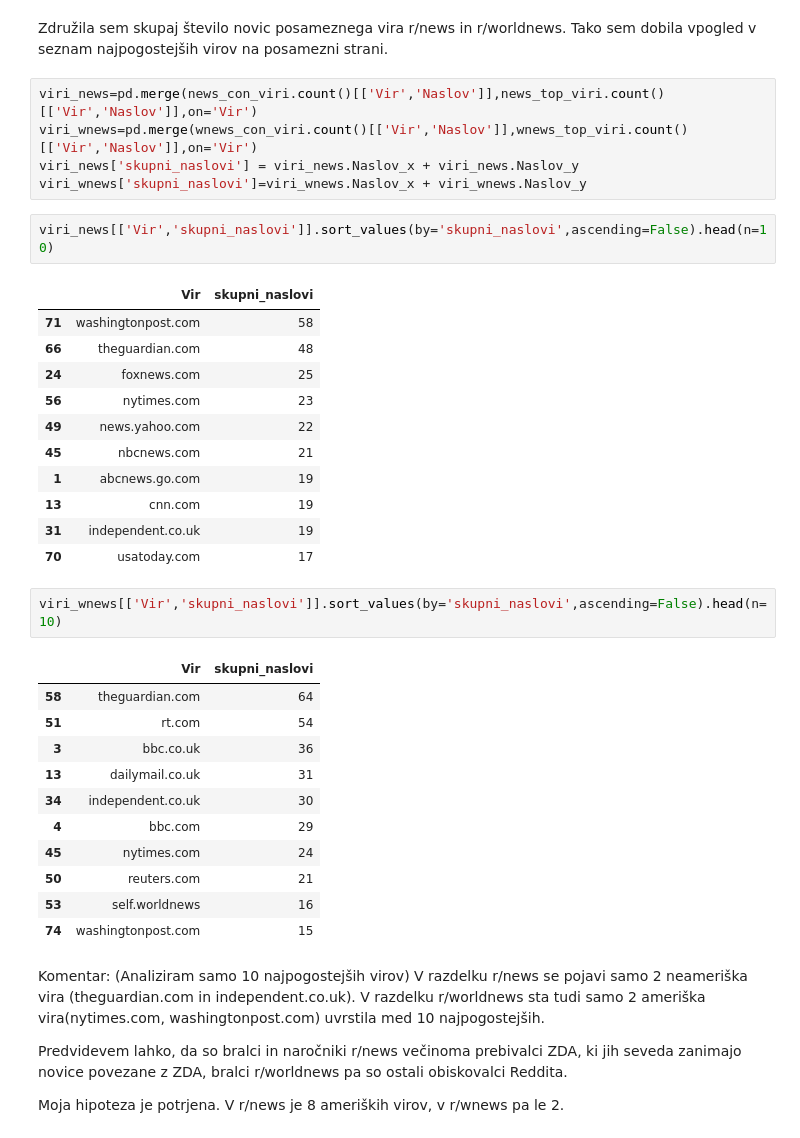
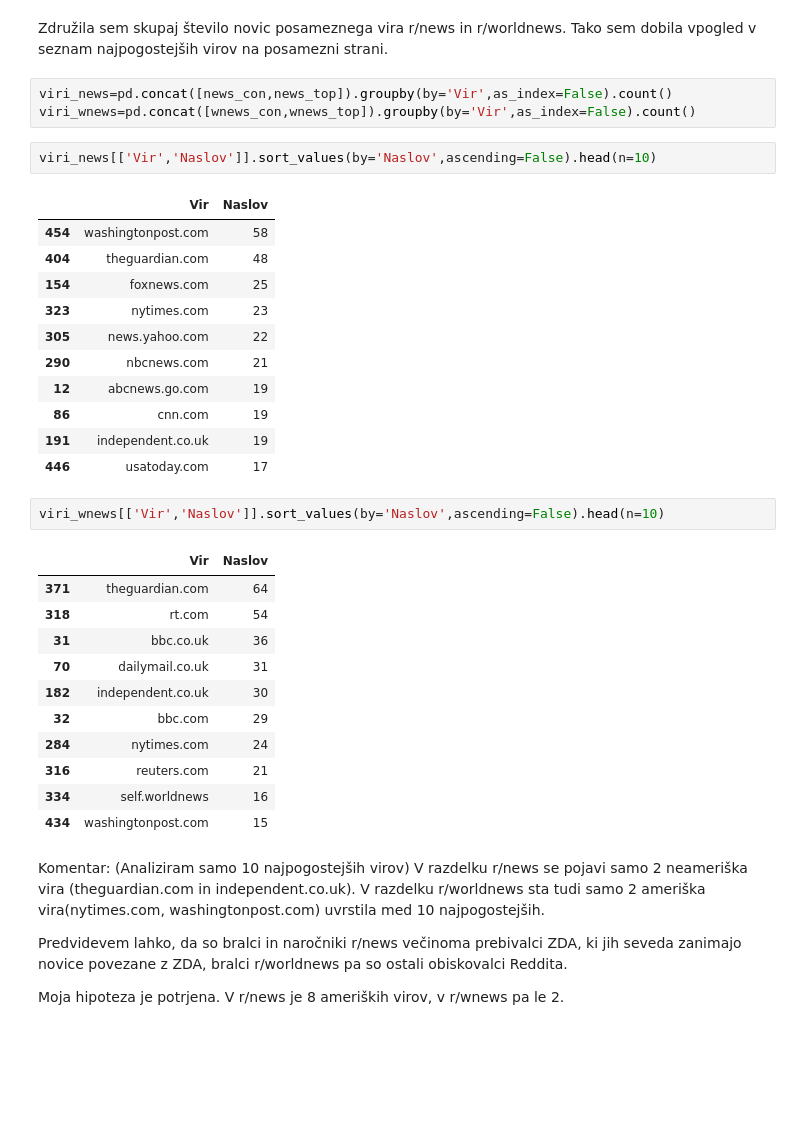
Before and after one commit to julijatominc/novice-Reddit, a Jupyter notebook: Analiza_novic.ipynb, the cells around one changed output. Cells and saved outputs as stored; diff of their text form; blank space fills up the shorter version.

```diff
--- a/Analiza_novic.ipynb
+++ b/Analiza_novic.ipynb
@@ -37,39 +35,37 @@ viri_kontraverzno=pd.merge(news_con_viri.count()[['Vir','Naslov']],wnews_con_vir
 Že v samem opisu podstrani r/worldnews je zapisano, da stran dovoljuje povezave na vse novice, razen notranjih zadev in politike ZDA. Tako še s preštetjem pojavitve virov potrdimo, da hipoteza drži.
 # %% [markdown]
 Združila sem skupaj število novic posameznega vira r/news in r/worldnews. Tako sem dobila vpogled v seznam najpogostejših virov na posamezni strani.
-# %%
-viri_news=pd.merge(news_con_viri.count()[['Vir','Naslov']],news_top_viri.count()[['Vir','Naslov']],on='Vir')
-viri_wnews=pd.merge(wnews_con_viri.count()[['Vir','Naslov']],wnews_top_viri.count()[['Vir','Naslov']],on='Vir')
-viri_news['skupni_naslovi'] = viri_news.Naslov_x + viri_news.Naslov_y
-viri_wnews['skupni_naslovi']=viri_wnews.Naslov_x + viri_wnews.Naslov_y
+# %%
+viri_news=pd.concat([news_con,news_top]).groupby(by='Vir',as_index=False).count()
+viri_wnews=pd.concat([wnews_con,wnews_top]).groupby(by='Vir',as_index=False).count()
 # %%
-viri_news[['Vir','skupni_naslovi']].sort_values(by='skupni_naslovi',ascending=False).head(n=10)
+viri_news[['Vir','Naslov']].sort_values(by='Naslov',ascending=False).head(n=10)
 # %% [output]
-|  | Vir | skupni_naslovi |
-| 71 | washingtonpost.com | 58 |
-| 66 | theguardian.com | 48 |
-| 24 | foxnews.com | 25 |
-| 56 | nytimes.com | 23 |
-| 49 | news.yahoo.com | 22 |
-| 45 | nbcnews.com | 21 |
-| 1 | abcnews.go.com | 19 |
-| 13 | cnn.com | 19 |
-| 31 | independent.co.uk | 19 |
-| 70 | usatoday.com | 17 |
+|  | Vir | Naslov |
+| 454 | washingtonpost.com | 58 |
+| 404 | theguardian.com | 48 |
+| 154 | foxnews.com | 25 |
+| 323 | nytimes.com | 23 |
+| 305 | news.yahoo.com | 22 |
+| 290 | nbcnews.com | 21 |
+| 12 | abcnews.go.com | 19 |
+| 86 | cnn.com | 19 |
+| 191 | independent.co.uk | 19 |
+| 446 | usatoday.com | 17 |
 # %%
-viri_wnews[['Vir','skupni_naslovi']].sort_values(by='skupni_naslovi',ascending=False).head(n=10)
+viri_wnews[['Vir','Naslov']].sort_values(by='Naslov',ascending=False).head(n=10)
 # %% [output]
-|  | Vir | skupni_naslovi |
-| 58 | theguardian.com | 64 |
-| 51 | rt.com | 54 |
-| 3 | bbc.co.uk | 36 |
-| 13 | dailymail.co.uk | 31 |
-| 34 | independent.co.uk | 30 |
-| 4 | bbc.com | 29 |
-| 45 | nytimes.com | 24 |
-| 50 | reuters.com | 21 |
-| 53 | self.worldnews | 16 |
-| 74 | washingtonpost.com | 15 |
+|  | Vir | Naslov |
+| 371 | theguardian.com | 64 |
+| 318 | rt.com | 54 |
+| 31 | bbc.co.uk | 36 |
+| 70 | dailymail.co.uk | 31 |
+| 182 | independent.co.uk | 30 |
+| 32 | bbc.com | 29 |
+| 284 | nytimes.com | 24 |
+| 316 | reuters.com | 21 |
+| 334 | self.worldnews | 16 |
+| 434 | washingtonpost.com | 15 |
 # %% [markdown]
 Komentar:
 (Analiziram samo 10 najpogostejših virov)
```
Also changed, not shown: parts of 54 cells of this notebook.
